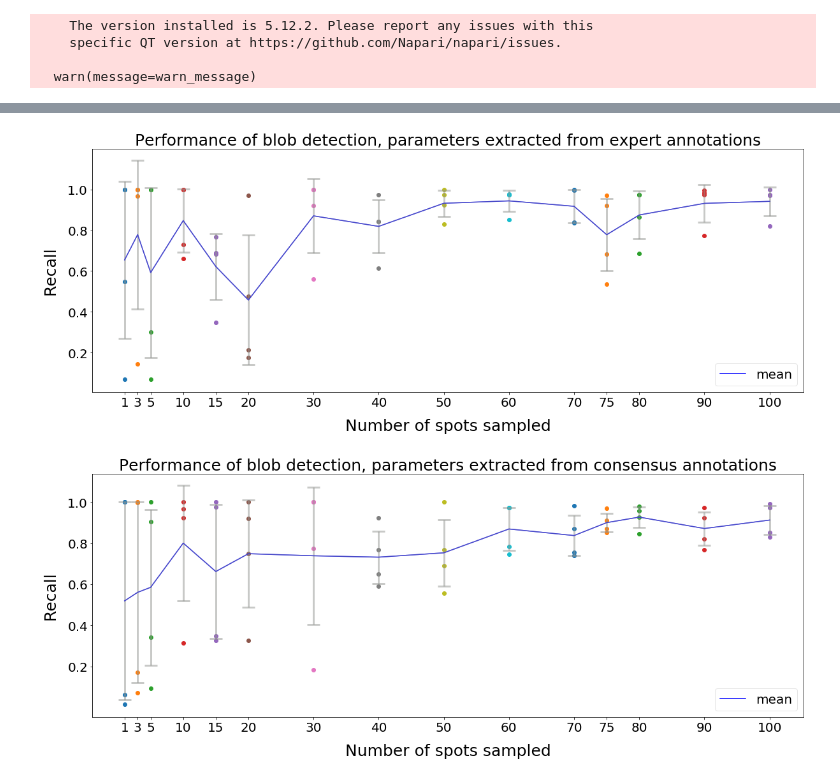
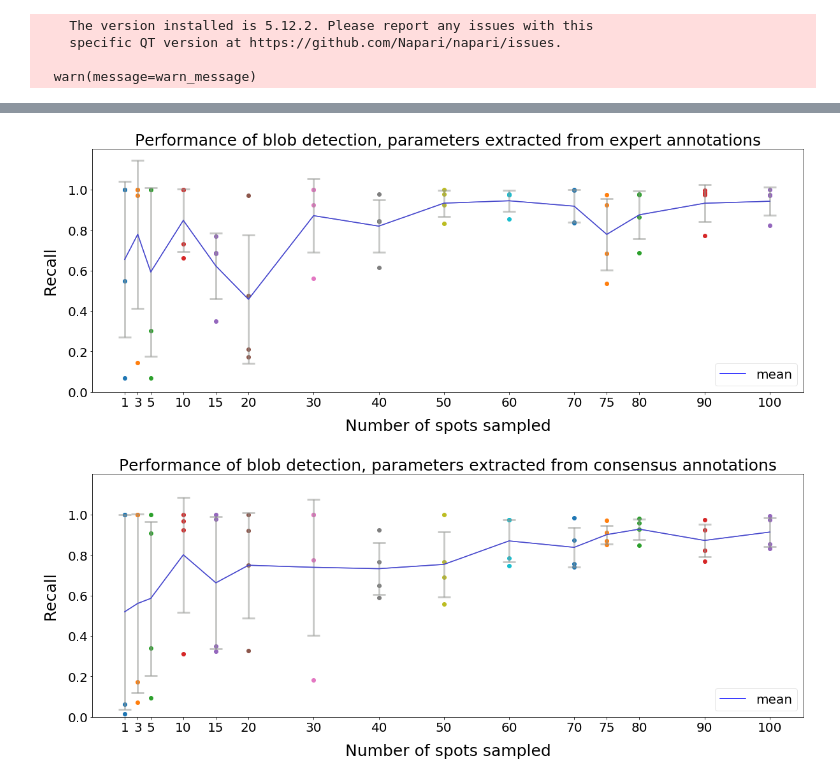
Before and after one commit to czbiohub-sf/instapaper, a Jupyter notebook: figures/MT/fig_4/RCA/bootstrap.ipynb, the cells around one changed output, grey strips where cells are left out. Saved outputs shown, nothing was run; the diff lists cells and outputs as text; code cells hidden in the pictures.

Commit message:
updated rca bootstrap ylims

```diff
--- a/figures/MT/fig_4/RCA/bootstrap.ipynb
+++ b/figures/MT/fig_4/RCA/bootstrap.ipynb
@@ -217,7 +217,8 @@ for test_img_filename in test_img_filenames:
         handle_list = [leg_elem_1]
         plt.legend(handles=handle_list, loc='lower right', frameon=1, prop={'size':20}, framealpha=0.5)
         plt.xticks(num_spots_list, fontsize=20)
-        plt.yticks([0.2, 0.4, 0.6, 0.8, 1], fontsize=20)
+        plt.yticks([0, 0.2, 0.4, 0.6, 0.8, 1], fontsize=20)
+        plt.ylim(0, 1.2)
 
         filename = "%s_%s_bootstrap_precision.pdf" % (test_img_filename, origin)
         plt.savefig(filename, transparent=True, bbox_inches="tight")
@@ -232,33 +233,34 @@ for test_img_filename in test_img_filenames:
         title = 'Performance of blob detection, parameters extracted from %s annotations' % origin
         plt.title(title, fontsize=25)
         recall_means, recall_stds = [], []
         for ind, num_spots_sample in enumerate(num_spots_list):
 
             recalls_path = './bootstrap_data/%s_%s_recalls_%s.csv' % (origin, test_img_filename, num_spots_sample)
             recalls = np.asarray(pd.read_csv(recalls_path))
 
             recall_means.append(np.mean(recalls))
             recall_stds.append(np.std(recalls))
             plt.scatter([num_spots_sample]*len(recalls), [recalls])
 
         (_, caps, _) = plt.errorbar(num_spots_list, recall_means, yerr=recall_stds, color='xkcd:gray', capsize=10, elinewidth=3, alpha=0.5)
         for cap in caps:
             cap.set_color('xkcd:gray')
             cap.set_markeredgewidth(3)
 
         plt.plot(num_spots_list, recall_means, color='b')
         plt.xlabel('Number of spots sampled', fontsize=25, labelpad=15)
         plt.ylabel('Recall', fontsize=25, labelpad=15)
 
         leg_elem_1 = Line2D([0], [0], marker='None', color='b', label='mean')
         handle_list = [leg_elem_1]
         plt.legend(handles=handle_list, loc='lower right', frameon=1, prop={'size':20}, framealpha=0.5)
         plt.xticks(num_spots_list, fontsize=20)
-        plt.yticks([0.2, 0.4, 0.6, 0.8, 1], fontsize=20)
+        plt.yticks([0, 0.2, 0.4, 0.6, 0.8, 1], fontsize=20)
+        plt.ylim(0, 1.2)
 
         filename = "%s_%s_bootstrap_recall.pdf" % (test_img_filename, origin)
         plt.savefig(filename, transparent=True, bbox_inches="tight")
         plt.show()
 # %% [output]
-[figure, old version]
+[figure, new version]
-[figure, old version]
+[figure, new version]
```
Also changed, not shown: parts of 1 cell of this notebook, 4 other files.
